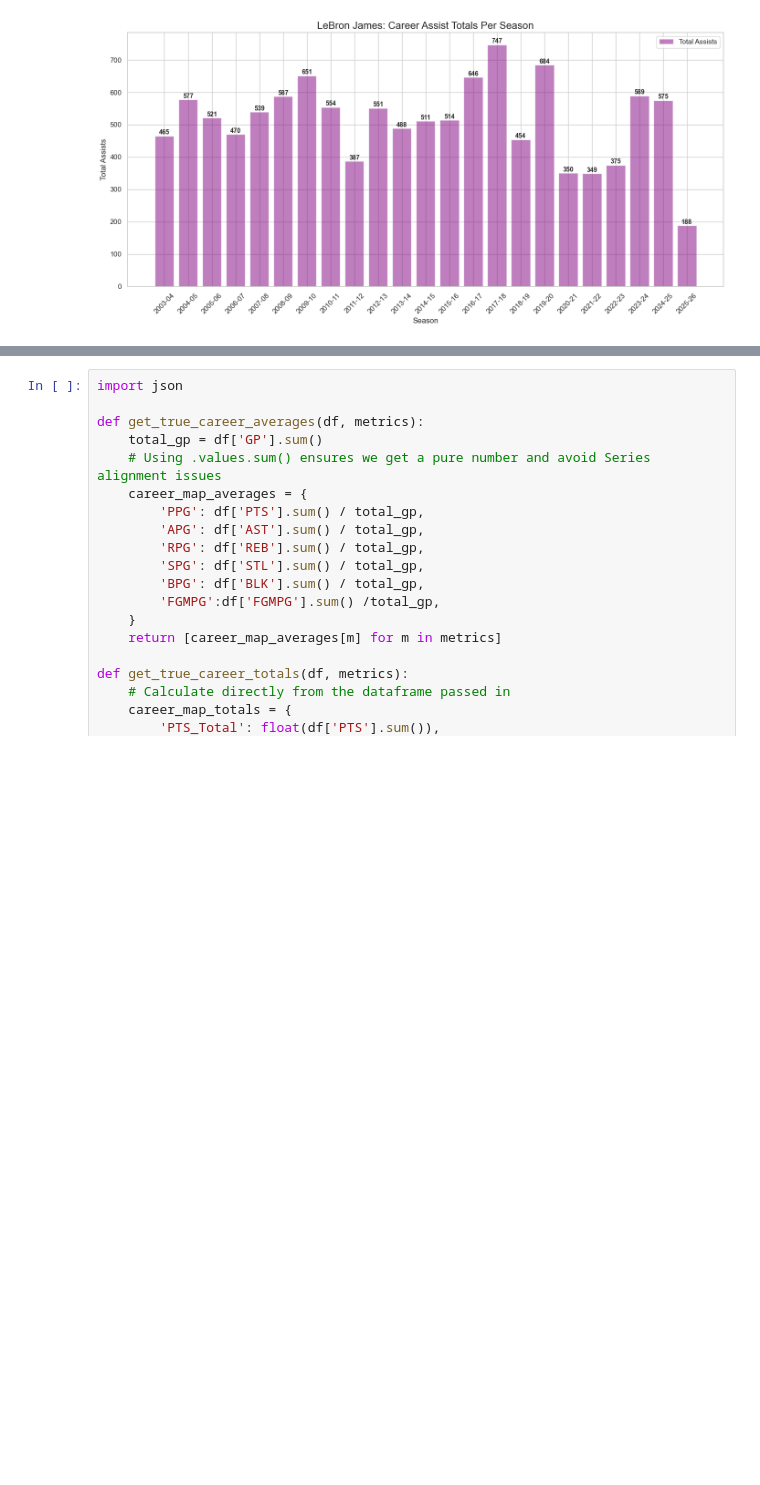
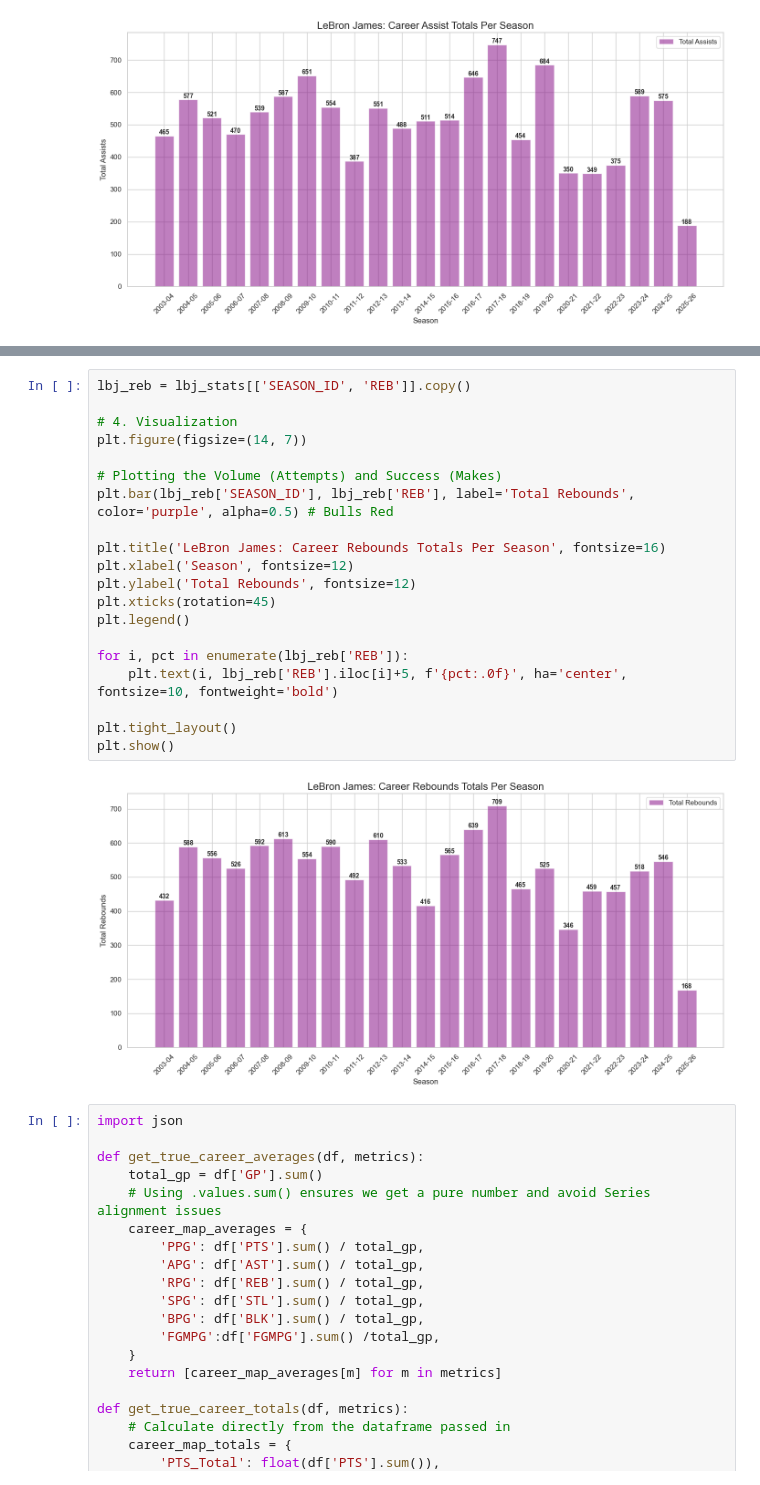
Before and after one commit to Jtambwe7305/mj-vs-lbj-nba-analysis-ai-help, a Jupyter notebook: Goat_comparison.ipynb, the cells around one changed output, grey strips where cells are left out. Cells and saved outputs as stored; diff of their text form; blank space fills up the shorter version.

```diff
--- a/Goat_comparison.ipynb
+++ b/Goat_comparison.ipynb
@@ -672,3 +672,25 @@ plt.show()
+# %%
+lbj_reb = lbj_stats[['SEASON_ID', 'REB']].copy()
+
+# 4. Visualization
+plt.figure(figsize=(14, 7))
+
+# Plotting the Volume (Attempts) and Success (Makes)
+plt.bar(lbj_reb['SEASON_ID'], lbj_reb['REB'], label='Total Rebounds', color='purple', alpha=0.5) # Bulls Red
+
+plt.title('LeBron James: Career Rebounds Totals Per Season', fontsize=16)
+plt.xlabel('Season', fontsize=12)
+plt.ylabel('Total Rebounds', fontsize=12)
+plt.xticks(rotation=45)
+plt.legend()
+
+for i, pct in enumerate(lbj_reb['REB']):
+    plt.text(i, lbj_reb['REB'].iloc[i]+5, f'{pct:.0f}', ha='center', fontsize=10, fontweight='bold')
+
+plt.tight_layout()
+plt.show()
+# %% [output]
+[figure, added]
 # %%
 import json
 
```
Also changed, not shown: parts of 1 cell of this notebook.
